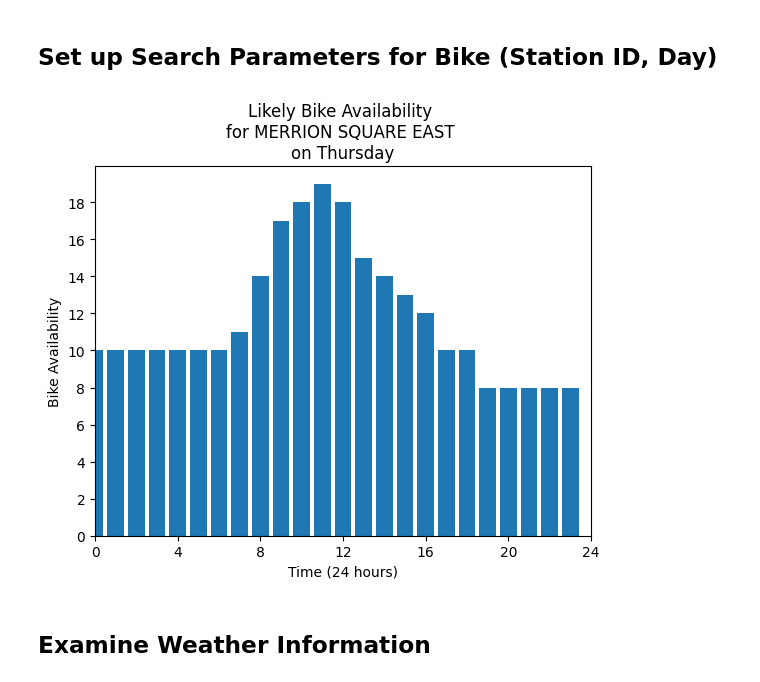
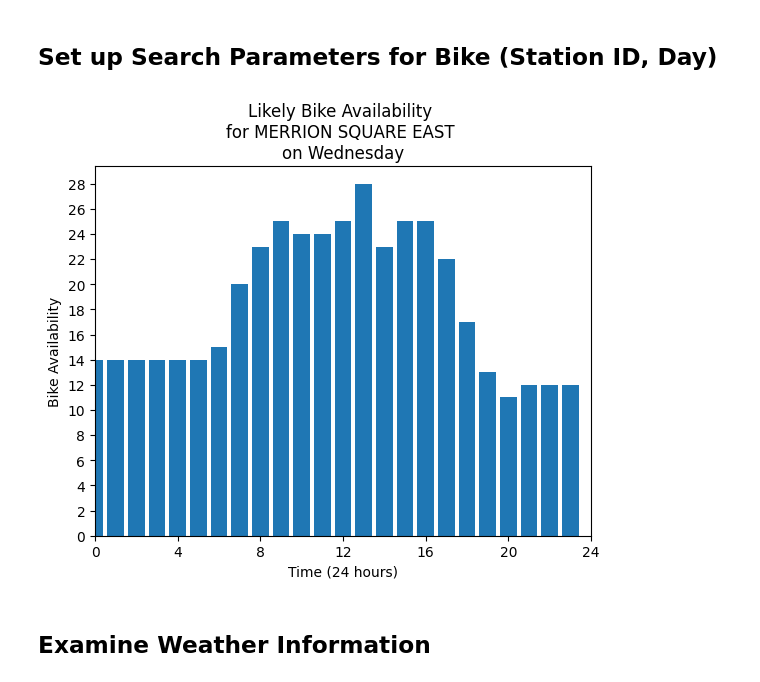
Before and after one commit to ddrangers/Dublin-Bikes-Helper, a Jupyter notebook: MachineLearn_DBH/db_ml_1.ipynb, the cells around one changed output. Saved outputs shown, nothing was run; the diff lists cells and outputs as text; code cells hidden in the pictures.

```diff
--- a/MachineLearn_DBH/db_ml_1.ipynb
+++ b/MachineLearn_DBH/db_ml_1.ipynb
@@ -277,7 +170,7 @@ if req == 'b' or req == 'B' or req == 'p' or req == 'P' or req == 'bike' or req
     month_num = 3
 
     #Day of the week
-    day_num = 5 #int(input("Enter Day Number (1 = Mon, 2 = Tues, 3 = Wed etc): "))
+    day_num = 4 #int(input("Enter Day Number (1 = Mon, 2 = Tues, 3 = Wed etc): "))
 
     #Hour
     hour_num = 12
@@ -296,34 +189,34 @@ if req == 'b' or req == 'B' or req == 'p' or req == 'P' or req == 'bike' or req
 
         ## Set up x- and y-axis of Plot
         x =df['HOUR'].loc[df['station_select']]
 
         if req == 'bike' or req == 'Bike' or req == 'b' or req == 'B':
             y = df['bike_available'].loc[df['station_select']]
             plt.ylabel("Bike Availability")
             plt.title(f'Likely Bike Availability \nfor {stationname} \non {convert_day(day_num-1)}')
 
         elif req == 'park' or req == 'Park' or req == 'p' or req == 'P':
             y = df['bike_stand_available'].loc[df['station_select']]
             plt.ylabel("Bike Parking Availability")
             plt.title(f'Likely Bike Parking Availability \nfor {stationname} \non {convert_day(day_num-1)}')
             print("OK")
 
         #Set Up Plot
         plt.xlabel("Time (24 hours)")
         ytick = np.array([0,2,4,6,8,10,12,14,16,18,20,22,24,26,28,30,32,34,36,38,40,42,44])
         xtick = np.array([0,4,8,12,16,20,24])
         plt.xticks(xtick)
         plt.yticks(ytick)
         plt.xlim(0,24)
         plt.bar(x,y)
         plt.show()
     except:
         print ("Station ID Does not exist")
 
 else:
     print("Incorrect Entry")
 # %% [output]
-[figure, old version]
+[figure, new version]
 # %% [markdown]
 ## Examine Weather Information
 # %%
```
Also changed, not shown: parts of 67 cells of this notebook.
